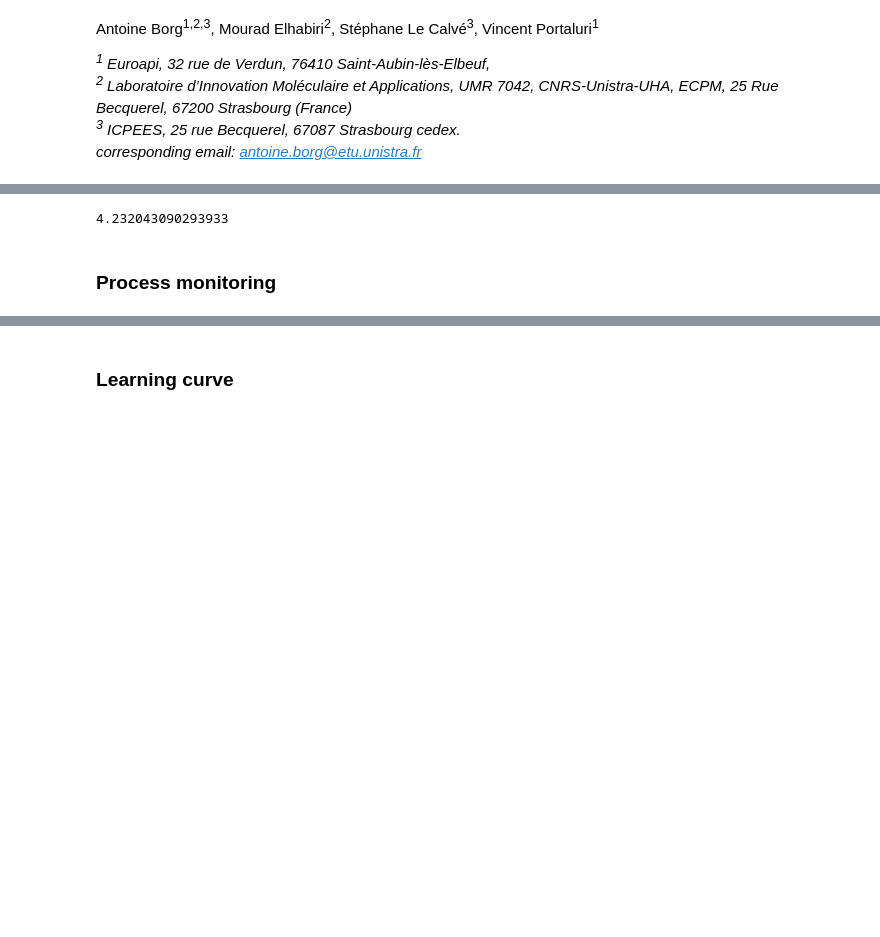
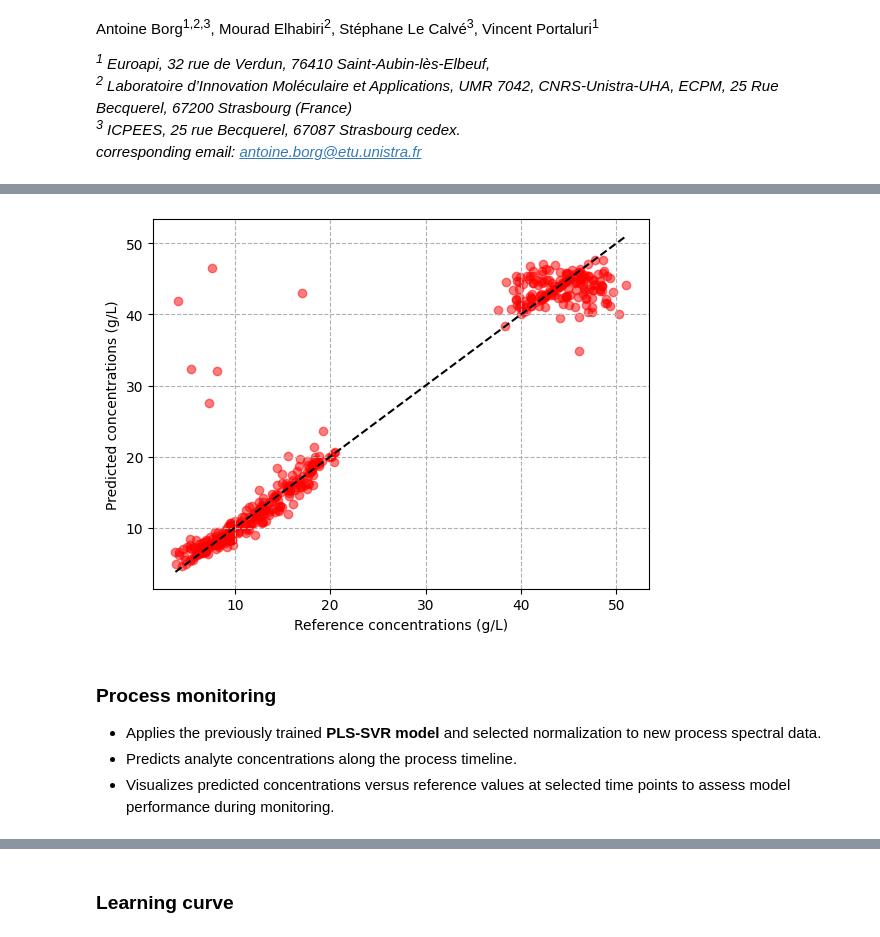
Before and after one commit to Antoine-Borg/Novel-Glucose-Online-Analysis-Approach-in-Fermentation, a Jupyter notebook: Supp Info - Glucose.ipynb, the cells around one changed output, grey strips where cells are left out. Drawn from its saved outputs; the diff is of its cells as text; code cells hidden in the pictures; blank space fills up the shorter version.

```diff
--- a/Supp Info - Glucose.ipynb
+++ b/Supp Info - Glucose.ipynb
@@ -284,44 +490,58 @@ def model(X, y):
 
     # Define hyperparameter grid
     param_grid_pls = {
-        'n_components': [n for n in range(2,15)]
+        'n_components': [n for n in range(2,17)]
     }
 
     param_grid_svr = {
         'kernel': ['rbf'],
-        'C': [0.01,0.1,10],
-        'gamma': [1e-5,1e-4,1e-3,1e-2,1e-1,1,10]
+        'C': [1, 5, 10, 50, 100, 500, 1000, 5000, 10_000],
+        'gamma': [1e-5,1e-4,1e-3,1e-2,1e-1,1]
     }
 
     datasets = [SNV(X), reduction(X), centering(X)]
     normalization = ['SNV', 'Reduction', 'Centering']
     best_rmse = np.inf
     c= 0
     for X_scaled in datasets:
         X_train, X_test, y_train, y_test = train_test_split(X_scaled,y, test_size = 0.3, n_jobs = -1)
         pls_gs = GridSearchCV(plsr, param_grid_pls, scoring='neg_root_mean_squared_error',cv=5, n_jobs=-1)
         pls_gs.fit(X_train, y_train)
 
         X_train_transform, X_test_transform = pls_gs.best_estimator_.transform(X_train), pls_gs.best_estimator_.transform(X_test)
 
         pls_svr_gs = GridSearchCV(svr, param_grid_svr, scoring='neg_root_mean_squared_error',cv=5, n_jobs=-1)
         pls_svr_gs.fit(X_train_transform, y_train)
         y_pred = pls_svr_gs.best_estimator_.predict(X_test_transform)
         rmse = np.sqrt(mean_squared_error(y_test, y_pred))
 
         if rmse<best_rmse:
             best_norm =  normalization[c]
             best_rmse = rmse
 
         c+=1
-    print(best_rmse)
     return(pls_gs.best_estimator_, pls_svr_gs.best_estimator_, best_norm)
 
 pls, svr, norm = model(X_training, y_training)
+
+datasets = [SNV(X_training), reduction(X_training), centering(X_training)]
+normalization = ['SNV', 'Reduction', 'Centering']
+X_scaled = datasets[normalization.index(norm)]
+
+plt.scatter(y_training , svr.predict(pls.transform(X_scaled)), color = 'red', alpha=0.5)
+plt.plot([np.min(y_training), np.max(y_training)], [np.min(y_training), np.max(y_training)], linestyle = '--', color = 'black')
+plt.xlabel('Reference concentrations (g/L)')
+plt.ylabel('Predicted concentrations (g/L)')
+plt.grid(linestyle=('--'))
+plt.show()
 # %% [output]
-4.232043090293933
+[figure, added]
 # %% [markdown]
 ### Process monitoring
+
+- Applies the previously trained **PLS-SVR model** and selected normalization to new process spectral data.
+- Predicts analyte concentrations along the process timeline.
+- Visualizes predicted concentrations versus reference values at selected time points to assess model performance during monitoring.
 # %%
 def monitoring(X, y, pls, svr, norm):
     datasets = [SNV(X), reduction(X), centering(X)]
```
Also changed, not shown: parts of 18 cells of this notebook.
